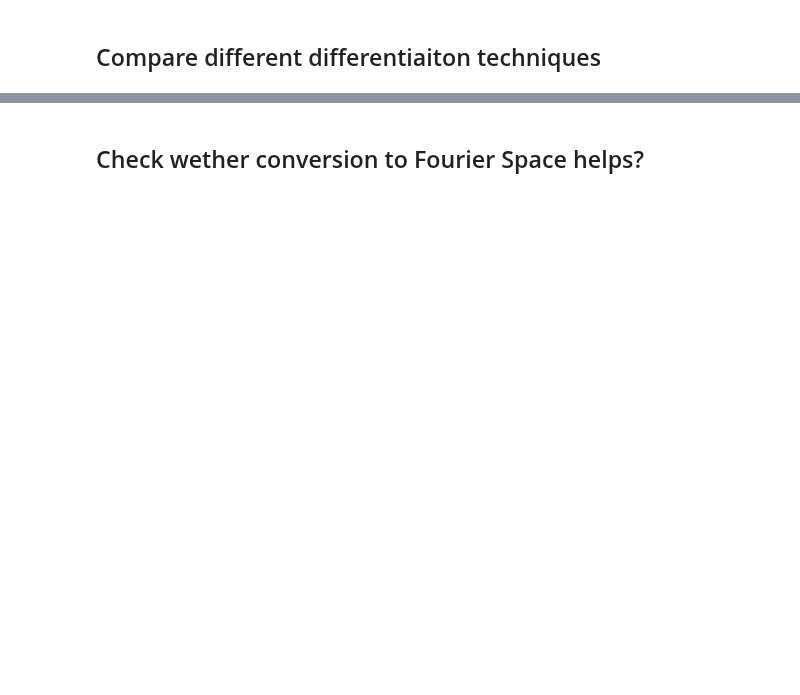
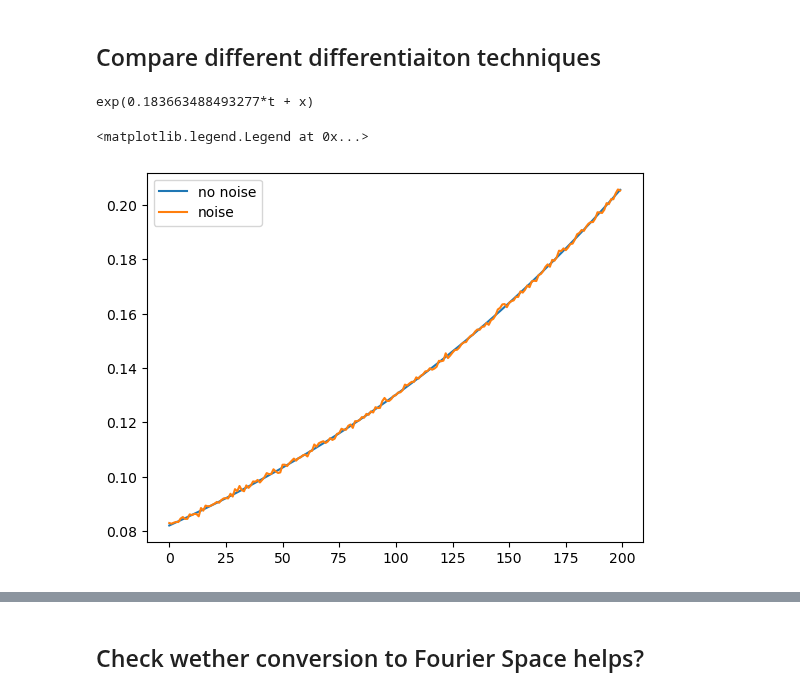
Before and after one commit to HillaryHauger/robust-identifiability-symbolic-recovery, a Jupyter notebook: Experiments Ambiguity Paper/Linear PDE Unique Noise.ipynb, the cells around one changed output, grey strips where cells are left out. Cells and saved outputs as stored; diff of their text form; code cells hidden in the pictures; blank space fills up the shorter version.

Commit message:
Derivatives and noise

```diff
--- a/Experiments Ambiguity Paper/Linear PDE Unique Noise.ipynb
+++ b/Experiments Ambiguity Paper/Linear PDE Unique Noise.ipynb
@@ -258,18 +261,20 @@ plt.plot(range(2,8), distance_svs_noise)
+# %%
+u,x,t,formula = experiment_data(n_samples=100,experiment_name="linear_nonunique_1")
+print(formula)
+target_noise=1e-4
+u_noise = add_noise(u,target_noise)
+dx=x[1]-x[0]
+dt=t[1]-t[0]
+# %% [output]
+exp(0.183663488493277*t + x)
 # %%
-a = 1
-b = 2
-nx, nt = (300, 200)
-x = np.linspace(0, 10, nx)
-t = np.linspace(0, 10, nt)
-tv, xv = np.meshgrid(t, x)
-
-#u = (xv + b*tv) * np.exp(a*tv)
-u= np.exp(xv-a*tv)
-#Add noise
-target_noise=1e-6
-var = target_noise * np.sqrt(np.mean(np.square(u)))
-u_noise = u + np.random.normal(0, var, size=u.shape)
-dx = x[1] - x[0]
+i=0
+plt.plot(u[i],label="no noise")
+plt.plot(u_noise[i],label="noise")
+plt.legend()
+# %% [output]
+<matplotlib.legend.Legend at 0x...>
+[figure, added]
 # %%
 noise_levels = [0]+[10**(-10+i) for i in range(0,10)]
 for target_noise in noise_levels:
```
Also changed, not shown: parts of 9 cells of this notebook, 17 other files.
